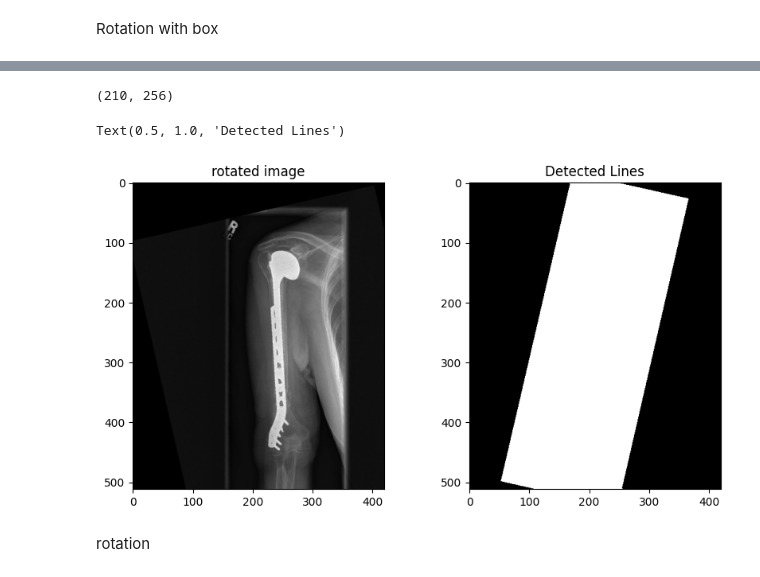
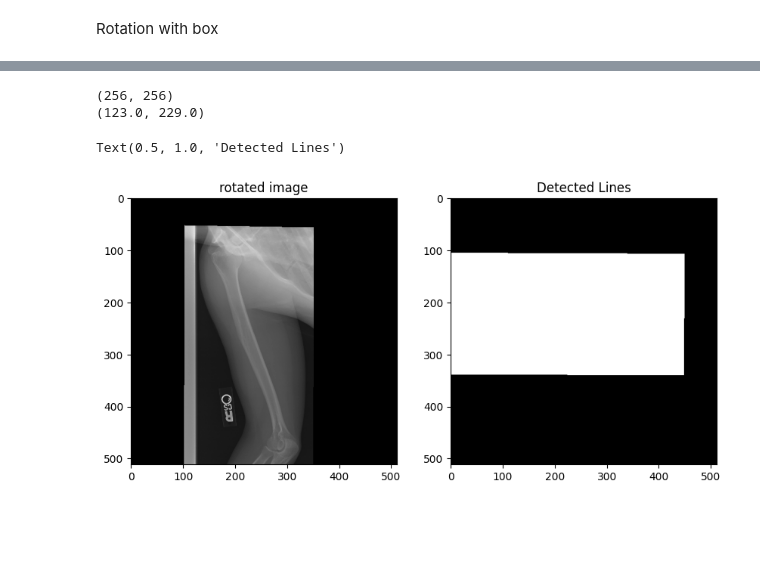
Before and after one commit to ronocara/HoughTransform_xray, a Jupyter notebook: houghT.ipynb, the cells around one changed output, grey strips where cells are left out. Saved outputs shown, nothing was run; the diff lists cells and outputs as text; code cells hidden in the pictures; blank space fills up the shorter version.

Commit message:
edits on rotation

```diff
--- a/houghT.ipynb
+++ b/houghT.ipynb
@@ -61,11 +78,11 @@ import PIL
 from skimage.filters import threshold_otsu, sobel
 # %%
 # image_path = "/home/clr/Thesis/pre-processing/Humerus/MURA-v1.1-train-XR_HUMERUS-patient00246-study1_negative-image1.png"
-image_path = "/home/clr/Thesis/pre-processing/Humerus/MURA-v1.1-train-XR_HUMERUS-patient02708-study1_positive-image1.png"
+image_path = "/home/clr/Thesis/HoughTransform_xray/sample images/MURA-v1.1-train-XR_HUMERUS-patient00466-study1_negative-image2.png"
 im_gray = np.array(Image.open(image_path).convert('L'))
 
 threshold = threshold_otsu(im_gray)
-threshold -= threshold*0.20
+threshold -= threshold *0.20
 bina_image = im_gray < threshold
 inverted_bina_image = np.logical_not(bina_image)
 
@@ -91,8 +108,8 @@ plt.imshow(background_removed_image_pil, cmap='gray')
 # Assuming you have already thresholded binary image 'inverted_bina_image'
 
 # Find contours in the binary image
-contours, _ = cv2.findContours(np.uint8(inverted_bina_image), cv2.RETR_EXTERNAL, cv2.CHAIN_APPROX_SIMPLE)
-
+contours, _ = cv2.findContours(np.uint8(inverted_binary_image_pil), cv2.RETR_EXTERNAL, cv2.CHAIN_APPROX_SIMPLE)
+# print(contours)
 best_rect = None
 best_rect_area = 0
 
@@ -114,6 +131,7 @@ original_image = np.array(inverted_binary_image_pil)
 drawn_image = original_image.copy()
 cv2.drawContours(drawn_image, [np.int0(best_rect)], 0, (255, 255, 255), -1)
 
+
 # Show the final image with the enclosing rotated rectangle
 plt.imshow(drawn_image, cmap='gray')
 plt.show()
@@ -152,47 +157,61 @@ lines = cv2.HoughLinesP(
 for points in lines:
     # Extracted points nested in the list
     x1,y1,x2,y2=points[0]
     length = np.sqrt((x2 - x1)^2 + (y2 - y1)^2)
     # Draw the lines joing the points
     # On the original image
     cv2.line(drawn_image,(x1,y1),(x2,y2),(0,255,0),2)
     # Maintain a simples lookup list for points
     # lines_list[0].append([(x1,y1),(x2,y2)])
     lines_list.append(length) #get the length of the line
 
 longest_line = max(lines_list)
 longest_line_index = lines_list.index(longest_line)
 longest_line = lines[longest_line_index][0]
 
 angle_radians = np.arctan2(longest_line[3] - longest_line[1], longest_line[2] - longest_line[0])
 angle_degrees = np.degrees(angle_radians)
-# angles = [line[0][1] for line in lines]
-# # angle_max = max(angles)
-# print(angles)
 
-# # do not get the max angle, get the longest line
-# average_angle = np.degrees(np.mean(angles))
-
-# average_angle = average_angle - (average_angle*0.50)
-# # print("average angle",average_angle)
-
+# get width and height of the whole image
 img_original = cv2.imread(image_path)
 height, width = img_original.shape[:2]
-center = (width // 2, height // 2)
-print(center)
-rotation_matrix = cv2.getRotationMatrix2D(center, angle_degrees, 1) #1 is image zoom
+orig_center = (width // 2, height // 2)
+
+rotation_matrix = cv2.getRotationMatrix2D(orig_center, angle_degrees, 1) #1 is image zoom
 rotated_image = cv2.warpAffine(im_gray, rotation_matrix, (height,width))
 
-rotated_image = cv2.rotate(rotated_image, cv2.ROTATE_90_COUNTERCLOCKWISE)
+if angle_degrees <= 0:
+    rotated_image = cv2.rotate(rotated_image, cv2.ROTATE_90_COUNTERCLOCKWISE)
+elif angle_degrees > 0:
+    rotated_image = cv2.rotate(rotated_image, cv2.ROTATE_90_CLOCKWISE)
+
+#center of the rectangle
+side_lengths = np.linalg.norm(np.diff(best_rect, axis=0), axis=1)
+width_rect = min(side_lengths)
+height_rect = max(side_lengths)
+rect_center = (width_rect // 2, height_rect // 2)
+
+#move the object to the center
+print(orig_center)
+print(rect_center)
+# Calculate the translation vector
+dx = (orig_center[0] - width_rect) + width_rect
+dy = (orig_center[1] - height_rect) + height_rect
+
+
+
+# Perform translation
+translation_matrix = np.float32([[1, 0, dx], [0, 1, dy]])
+translated_image = cv2.warpAffine(rotated_image, translation_matrix, (im_gray.shape[1], im_gray.shape[0]))
+
 
 fig, ax = plt.subplots(1, 2, figsize=(10, 5))
 ax[0].imshow(rotated_image, cmap='gray')
 ax[0].set_title("rotated image")
 ax[1].imshow(drawn_image, cmap='gray')
 ax[1].set_title("Detected Lines")
 # %% [output]
-(210, 256)
+(256, 256)
+(123.0, 229.0)
 Text(0.5, 1.0, 'Detected Lines')
-[figure, old version]
+[figure, new version]
-# %% [markdown]
-rotation
```
Also changed, not shown: parts of 13 cells of this notebook, 1 other file.
